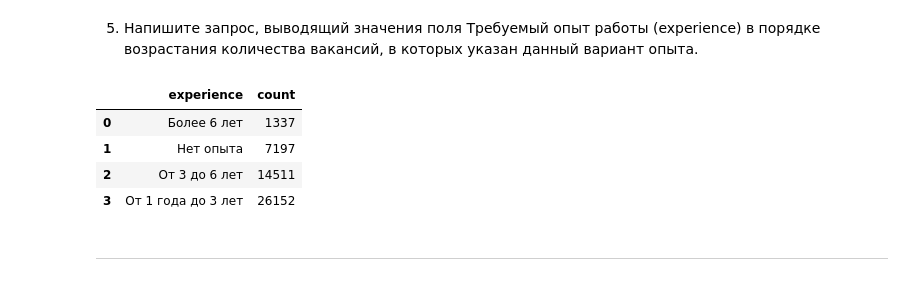
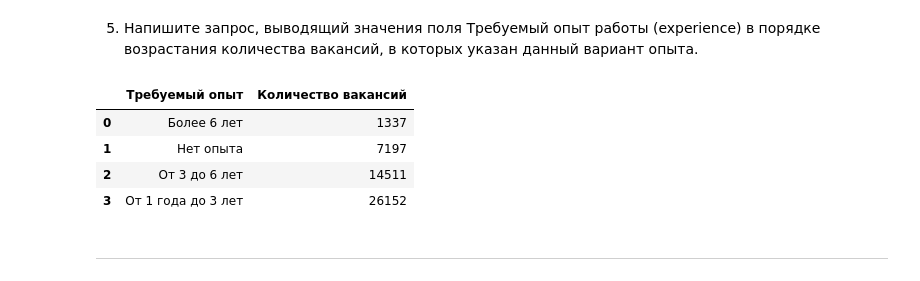
Before and after one commit to kos-kazakov/sf_data_science, a Jupyter notebook: Skillfactory DS/PROJECT-2/Project_2. HeadHunter vacanies analysis.ipynb, the cells around one changed output. Cells and saved outputs as stored; diff of their text form; code cells hidden in the pictures.

```diff
--- a/Skillfactory DS/PROJECT-2/Project_2. HeadHunter vacanies analysis.ipynb
+++ b/Skillfactory DS/PROJECT-2/Project_2. HeadHunter vacanies analysis.ipynb
@@ -182,20 +172,19 @@ display(df)
 5. Напишите запрос, выводящий значения поля Требуемый опыт работы (experience) в порядке возрастания количества вакансий, в которых указан данный вариант опыта.
 # %%
 # текст запроса
-query_4_5 = f'''
-    select
-        experience,
-        count(*)
-    from public.vacancies
-    group by 1
-    order by 2
-'''
+query_4_5 = f'''select
+                    experience "Требуемый опыт",
+                    count(*) "Количество вакансий"
+                from public.vacancies
+                group by experience /*группировка по опыту работы*/
+                order by 2 /*сортировка по возрастанию количества вакансий*/
+             '''
 # %%
 # результат запроса
-df = pd.read_sql_query(query_4_5, connection)
+df = pd.read_sql_query(query_4_5, conn_str)
 display(df)
 # %% [output]
-|  | experience | count |
+|  | Требуемый опыт | Количество вакансий |
 | 0 | Более 6 лет | 1337 |
 | 1 | Нет опыта | 7197 |
 | 2 | От 3 до 6 лет | 14511 |
```
Also changed, not shown: parts of 41 cells of this notebook.
